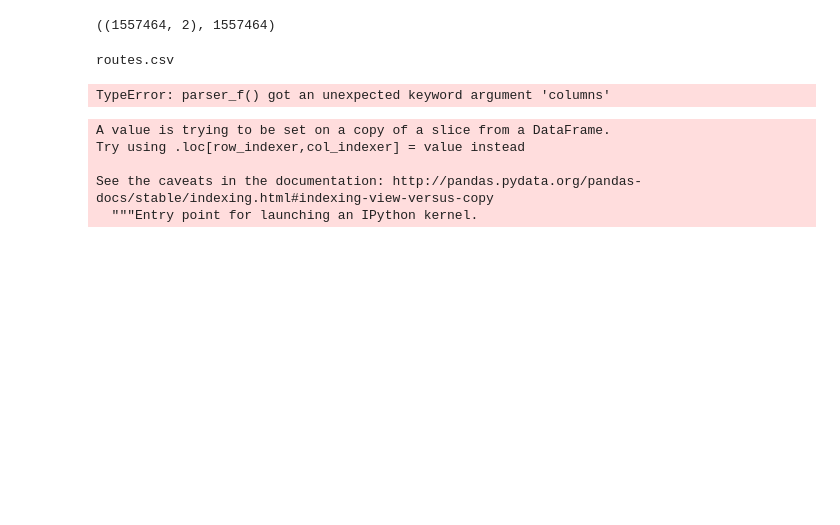
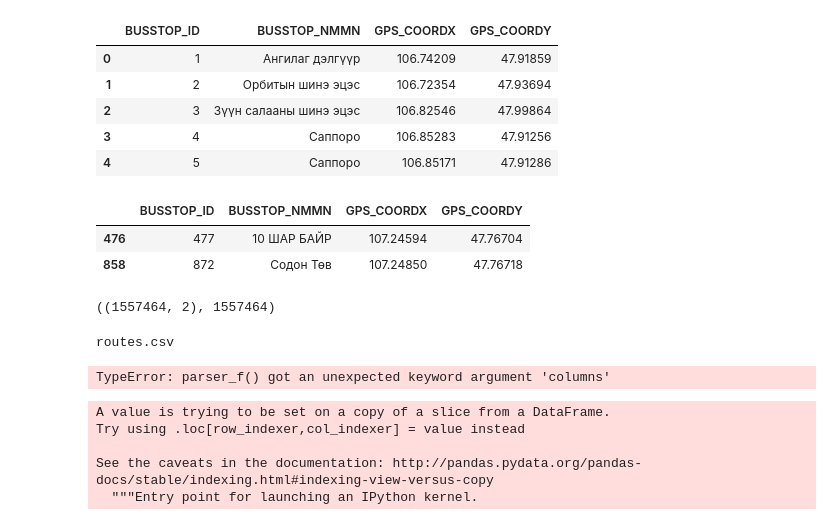
Before and after one commit to bilguunchinzorigEPFL/temtseen, a Jupyter notebook: src/Exploration.ipynb, the cells around one changed output. Drawn from its saved outputs; the diff is of its cells as text; code cells hidden in the pictures; blank space fills up the shorter version.

```diff
--- a/src/Exploration.ipynb
+++ b/src/Exploration.ipynb
@@ -5,3 +110,19 @@ import numpy as np
+# %%
+stops=pd.read_csv("../data/main/stops.csv")
+stops.head()
+# %% [output]
+|  | BUSSTOP_ID | BUSSTOP_NMMN | GPS_COORDX | GPS_COORDY |
+| 0 | 1 | Ангилаг дэлгүүр | 106.74209 | 47.91859 |
+| 1 | 2 | Орбитын шинэ эцэс | 106.72354 | 47.93694 |
+| 2 | 3 | Зүүн салааны шинэ эцэс | 106.82546 | 47.99864 |
+| 3 | 4 | Саппоро | 106.85283 | 47.91256 |
+| 4 | 5 | Саппоро | 106.85171 | 47.91286 |
+# %%
+stops[stops["BUSSTOP_ID"].isin([477,872])]
+# %% [output]
+|  | BUSSTOP_ID | BUSSTOP_NMMN | GPS_COORDX | GPS_COORDY |
+| 476 | 477 | 10 ШАР БАЙР | 107.24594 | 47.76704 |
+| 858 | 872 | Содон Төв | 107.24850 | 47.76718 |
 # %%
 real=pd.read_csv("../data/submission/test.csv",index_col=0)
 # %%
```
Also changed, not shown: parts of 12 cells of this notebook, 12 other files.
